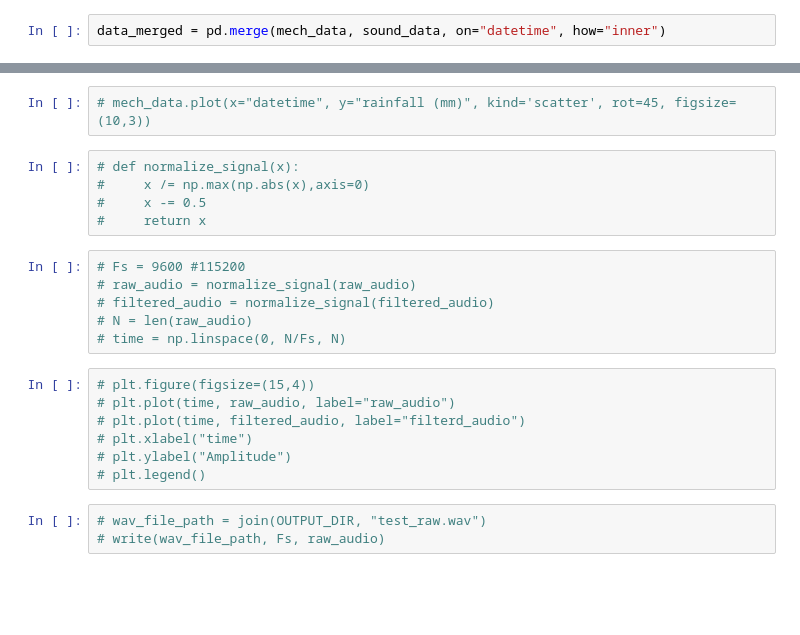
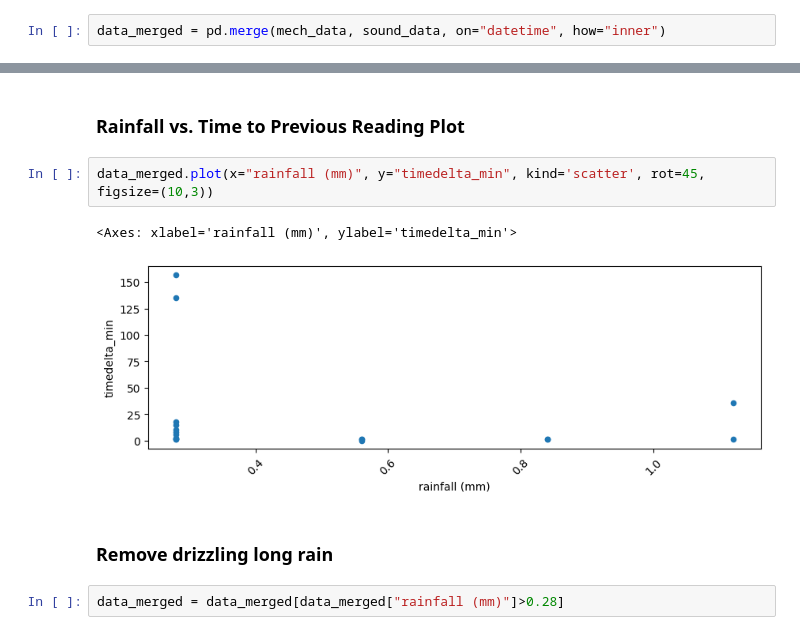
Before and after one commit to cksajil/rainfall_monitor, a Jupyter notebook: EDA_Rainfall.ipynb, the cells around one changed output, grey strips where cells are left out. Drawn from its saved outputs; the diff is of its cells as text; blank space fills up the shorter version.

```diff
--- a/EDA_Rainfall.ipynb
+++ b/EDA_Rainfall.ipynb
@@ -90,23 +129,11 @@ data_merged.corr(method='spearman')
-# %%
-# mech_data.plot(x="datetime", y="rainfall (mm)", kind='scatter', rot=45, figsize=(10,3))
-# %%
-# def normalize_signal(x):
-#     x /= np.max(np.abs(x),axis=0)
-#     x -= 0.5
-#     return x
-# %%
-# Fs = 9600 #115200
-# raw_audio = normalize_signal(raw_audio)
-# filtered_audio = normalize_signal(filtered_audio)
-# N = len(raw_audio)
-# time = np.linspace(0, N/Fs, N)
-# %%
-# plt.figure(figsize=(15,4))
-# plt.plot(time, raw_audio, label="raw_audio")
-# plt.plot(time, filtered_audio, label="filterd_audio")
-# plt.xlabel("time")
-# plt.ylabel("Amplitude")
-# plt.legend()
-# %%
-# wav_file_path = join(OUTPUT_DIR, "test_raw.wav")
-# write(wav_file_path, Fs, raw_audio)
+# %% [markdown]
+### Rainfall vs. Time to Previous Reading Plot
+# %%
+data_merged.plot(x="rainfall (mm)", y="timedelta_min", kind='scatter', rot=45, figsize=(10,3))
+# %% [output]
+<Axes: xlabel='rainfall (mm)', ylabel='timedelta_min'>
+[figure, added]
+# %% [markdown]
+### Remove drizzling long rain
+# %%
+data_merged = data_merged[data_merged["rainfall (mm)"]>0.28]
```
Also changed, not shown: parts of 24 cells of this notebook.
